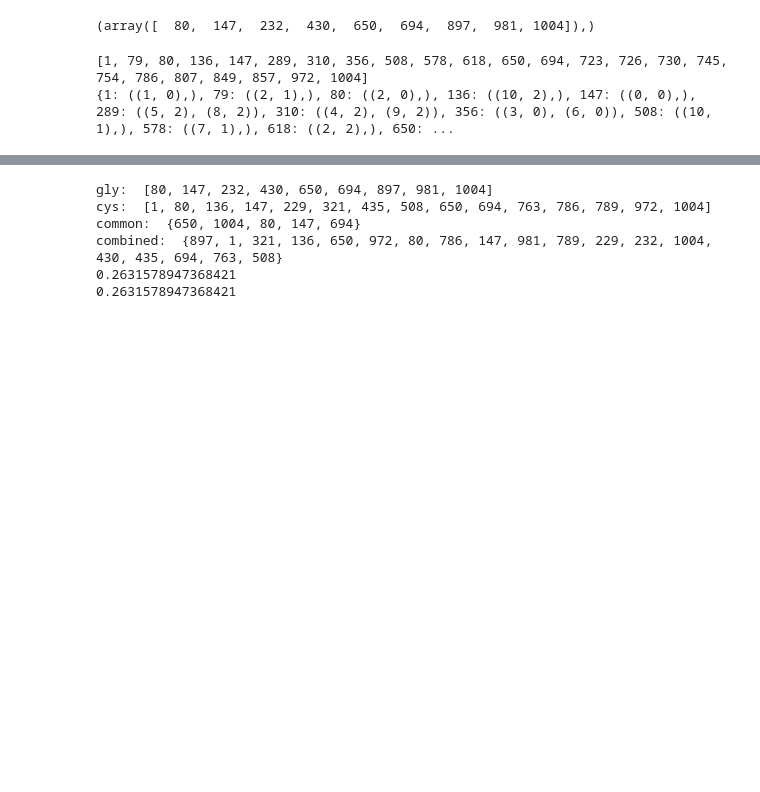
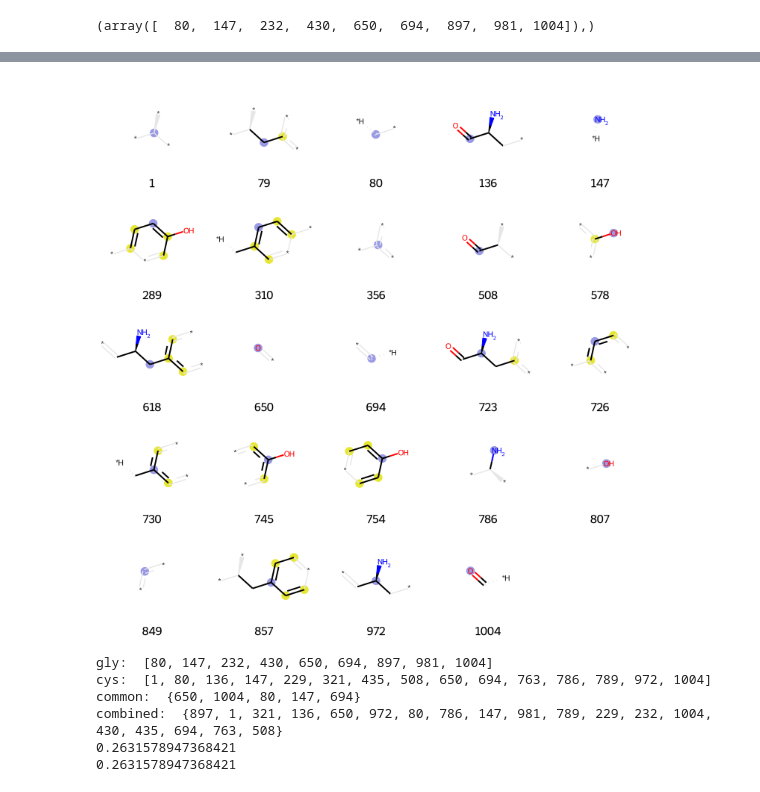
Before and after one commit to emveyu/Python-101-license, a Jupyter notebook: RDkits.ipynb, the cells around one changed output, grey strips where cells are left out. Cells and saved outputs as stored; diff of their text form; code cells hidden in the pictures; blank space fills up the shorter version.

```diff
--- a/RDkits.ipynb
+++ b/RDkits.ipynb
@@ -74,10 +75,8 @@ bi = {}
 mol = Chem.MolFromSmiles(aaSMILES[19])
 r = 2
 fp_BitV = AllChem.GetMorganFingerprintAsBitVect(mol, r, nBits=1024, bitInfo=bi)
-print(list(fp_BitV.GetOnBits()))
+#print(list(fp_BitV.GetOnBits()))
 prints = [(mol, x, bi) for x in fp_BitV.GetOnBits()]
-print(bi)
-Draw.DrawMorganBits(prints, molsPerRow=5, legends=[str(x) for x in fp_BitV.GetOnBits()])
+#print(bi)
+Chem.Draw.DrawMorganBits(prints, molsPerRow=5, legends=[str(x) for x in fp_BitV.GetOnBits()])
 # %% [output]
-[1, 79, 80, 136, 147, 289, 310, 356, 508, 578, 618, 650, 694, 723, 726, 730, 745, 754, 786, 807, 849, 857, 972, 1004]
-{1: ((1, 0),), 79: ((2, 1),), 80: ((2, 0),), 136: ((10, 2),), 147: ((0, 0),), 289: ((5, 2), (8, 2)), 310: ((4, 2), (9, 2)), 356: ((3, 0), (6, 0)), 508: ((10, 1),), 578: ((7, 1),), 618: ((2, 2),), 650: ...
@@ -85,3 +83,4 @@ Draw.DrawMorganBits(prints, molsPerRow=5, legends=[str(x) for x in fp_BitV.GetOn
+[figure, added]
 # %%
 # Tanimoto Similarity
 cys = Chem.MolFromSmiles(aaSMILES[1])
```
Also changed, not shown: parts of 5 cells of this notebook, 5 other files.
